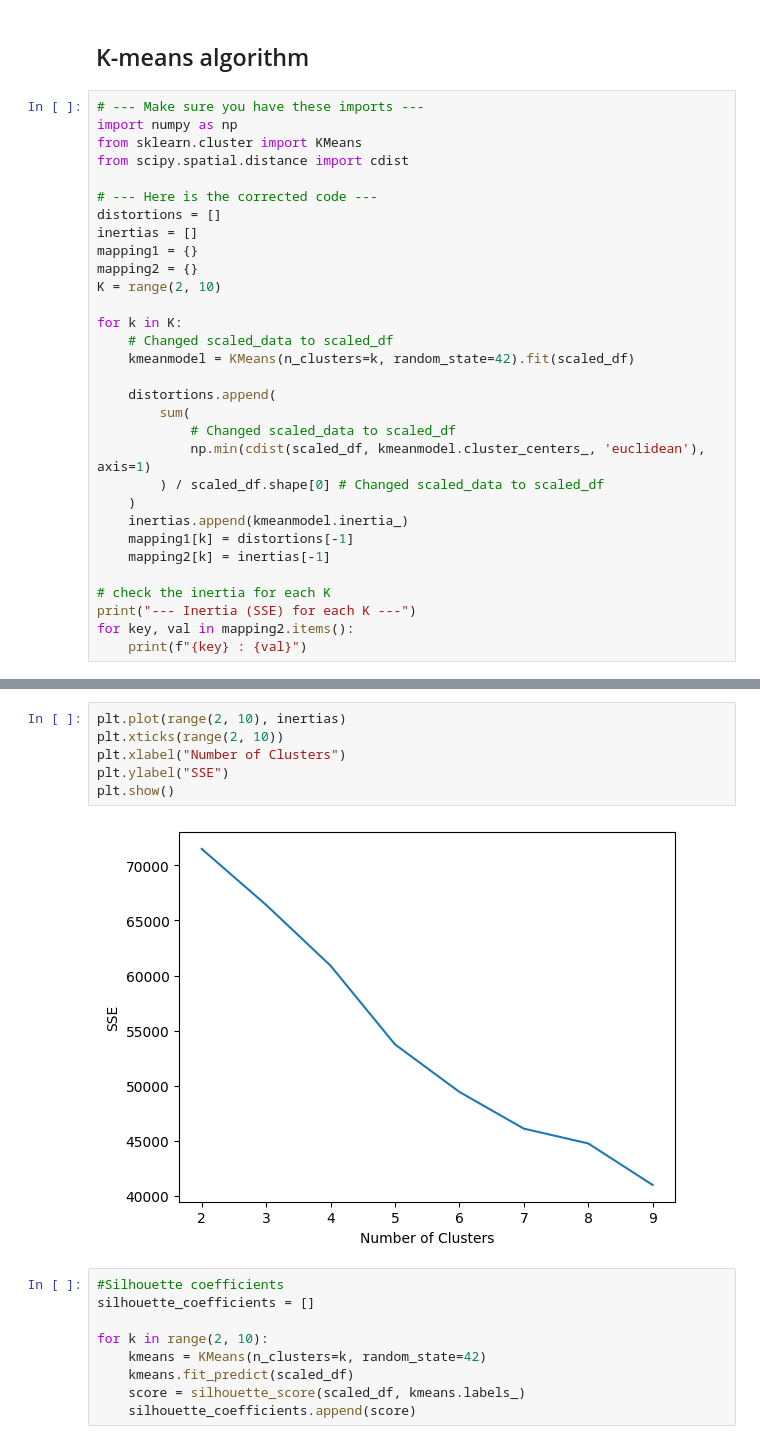
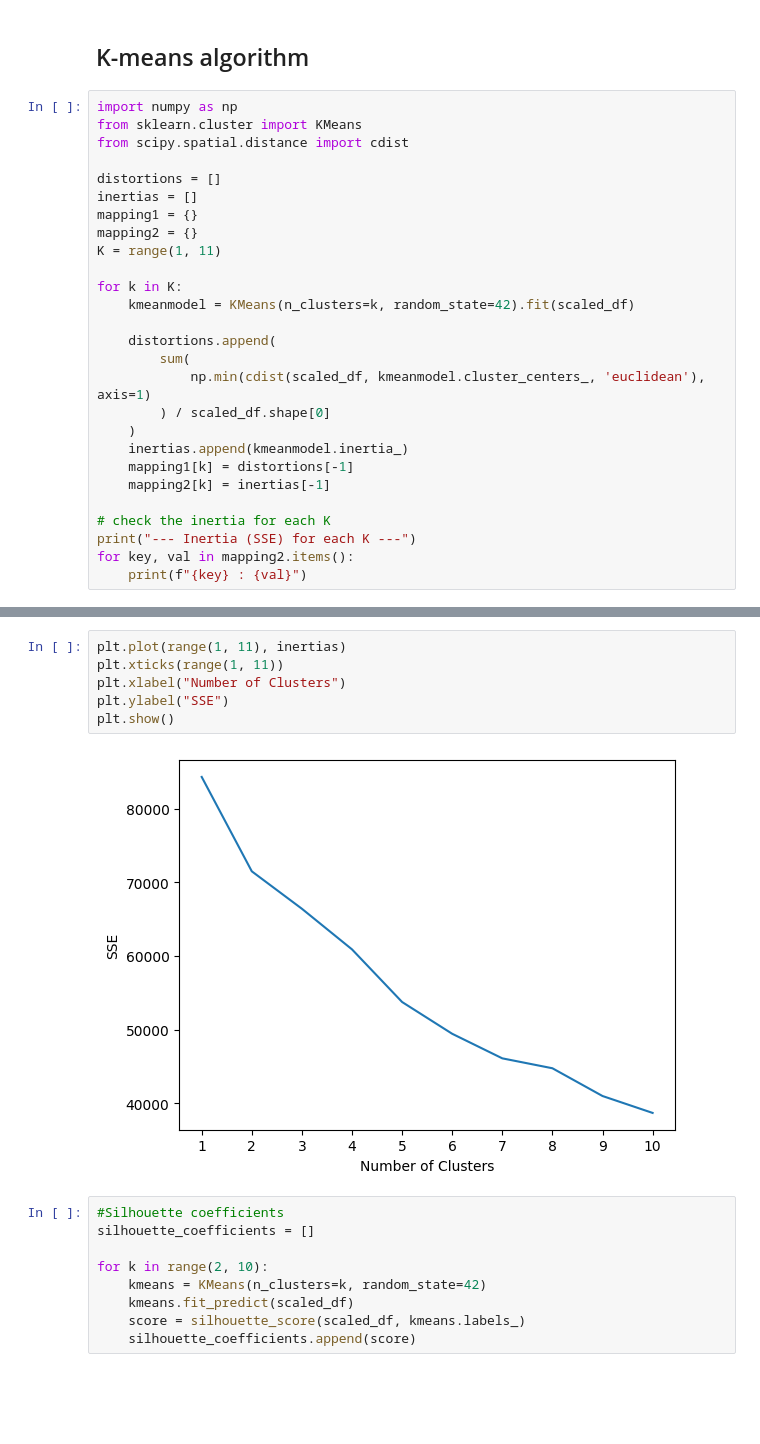
Before and after one commit to Clem-prog/AFL2-ML, a Jupyter notebook: AFL2_ML.ipynb, the cells around one changed output, grey strips where cells are left out. Saved outputs shown, nothing was run; the diff lists cells and outputs as text; blank space fills up the shorter version.

```diff
--- a/AFL2_ML.ipynb
+++ b/AFL2_ML.ipynb
@@ -178,27 +178,23 @@ scaled_df.head()
 # %% [markdown]
 ## K-means algorithm
 # %%
-# --- Make sure you have these imports ---
 import numpy as np
 from sklearn.cluster import KMeans
 from scipy.spatial.distance import cdist
 
-# --- Here is the corrected code ---
 distortions = []
 inertias = []
 mapping1 = {}
 mapping2 = {}
-K = range(2, 10)
+K = range(1, 11)
 
 for k in K:
-    # Changed scaled_data to scaled_df
     kmeanmodel = KMeans(n_clusters=k, random_state=42).fit(scaled_df)
 
     distortions.append(
         sum(
-            # Changed scaled_data to scaled_df
             np.min(cdist(scaled_df, kmeanmodel.cluster_centers_, 'euclidean'), axis=1)
-        ) / scaled_df.shape[0] # Changed scaled_data to scaled_df
+        ) / scaled_df.shape[0]
     )
     inertias.append(kmeanmodel.inertia_)
     mapping1[k] = distortions[-1]
@@ -221,11 +219,11 @@ for key, val in mapping2.items():
 # %%
-plt.plot(range(2, 10), inertias)
-plt.xticks(range(2, 10))
+plt.plot(range(1, 11), inertias)
+plt.xticks(range(1, 11))
 plt.xlabel("Number of Clusters")
 plt.ylabel("SSE")
 plt.show()
 # %% [output]
-[figure, old version]
+[figure, new version]
 # %%
 #Silhouette coefficients
 silhouette_coefficients = []
```
Also changed, not shown: parts of 5 cells of this notebook, 2 other files.
